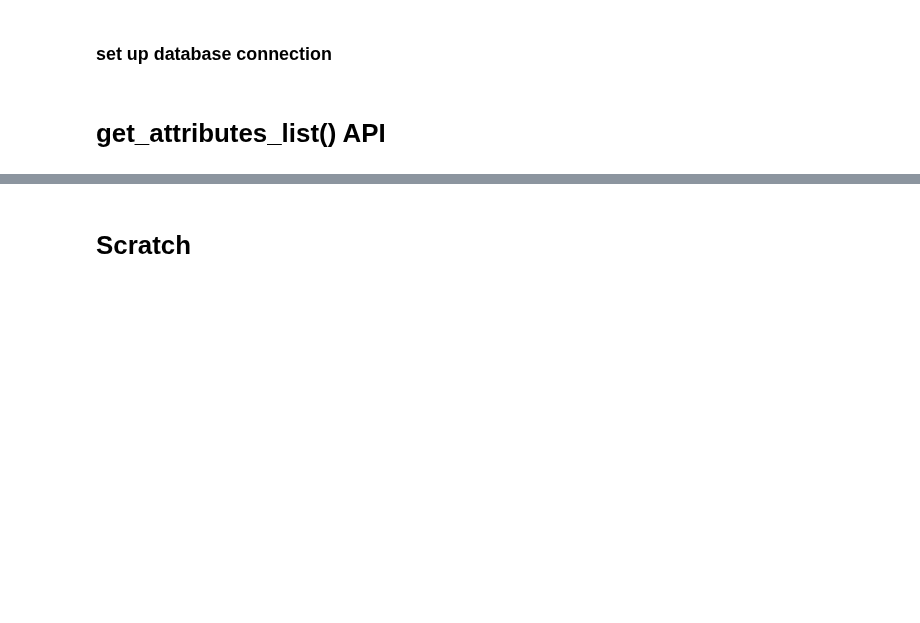
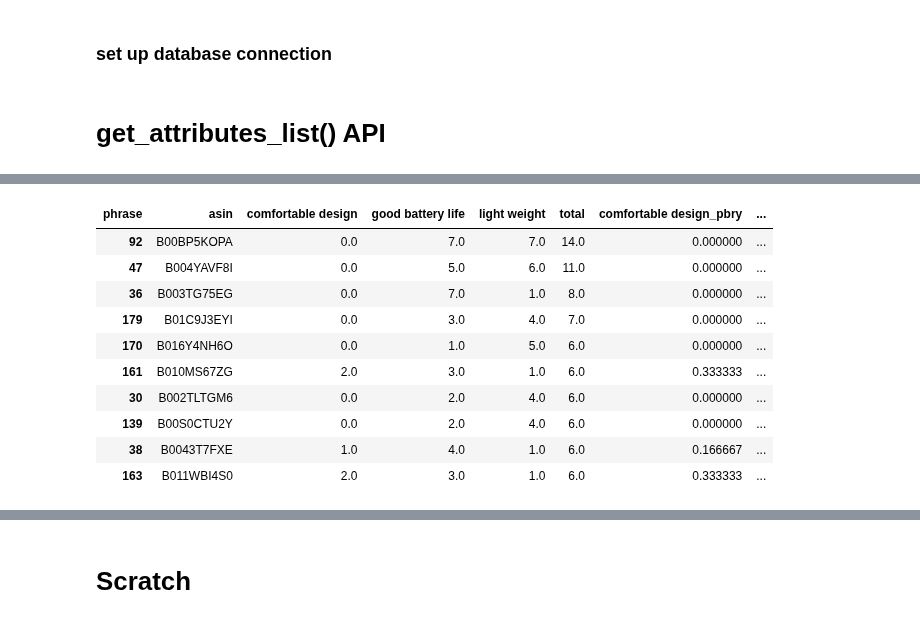
Before and after one commit to avelllabs/Gabby, a Jupyter notebook: notebooks/18_gb_API_functions_new_version.ipynb, the cells around one changed output, grey strips where cells are left out. Cells and saved outputs as stored; diff of their text form; code cells hidden in the pictures; blank space fills up the shorter version.

```diff
--- a/notebooks/18_gb_API_functions_new_version.ipynb
+++ b/notebooks/18_gb_API_functions_new_version.ipynb
@@ -56,0 +165,3 @@ ValueError: Cannot take a larger sample than population when 'replace=False'
+# %%
+for phrase in [c for c in prod_attr_prby.columns if c.endswith('pos') or c.endswith('neg')]:
+    prod_attr_prby[f"{phrase}_pbry"] = prod_attr_prby[phrase]/prod_attr_prby['total']
@@ -56,0 +177,2 @@ ValueError: Cannot take a larger sample than population when 'replace=False'
+# %%
+prod_attr_prby['total_perc_rank'] = prod_attr_prby['total'].rank(pct=True)
@@ -56,0 +188,4 @@ ValueError: Cannot take a larger sample than population when 'replace=False'
+# %%
+for phrase in positive_attributes_counts['phrase'].unique():
+    prod_attr_prby[f"{phrase}_score_level"] = prod_attr_prby[f"{phrase}_pos_pbry"]/prod_attr_prby[f"{phrase}_pbry"]
+    prod_attr_prby = prod_attr_prby.fillna(0.5)
@@ -56,0 +201,16 @@ ValueError: Cannot take a larger sample than population when 'replace=False'
+# %%
+prod_attr_prby['total_indicator_prby'] = (prod_attr_prby[[c for c in positive_attributes_counts['phrase'].unique()]] > 0).mean(axis=1)
+# %%
+prod_attr_prby.sort_values('total', ascending=False).head(10)
+# %% [output]
+| phrase | asin | comfortable design | good battery life | light weight | total | comfortable design_pbry | ... |
+| 92 | B00BP5KOPA | 0.0 | 7.0 | 7.0 | 14.0 | 0.000000 | ... |
+| 47 | B004YAVF8I | 0.0 | 5.0 | 6.0 | 11.0 | 0.000000 | ... |
+| 36 | B003TG75EG | 0.0 | 7.0 | 1.0 | 8.0 | 0.000000 | ... |
+| 179 | B01C9J3EYI | 0.0 | 3.0 | 4.0 | 7.0 | 0.000000 | ... |
+| 170 | B016Y4NH6O | 0.0 | 1.0 | 5.0 | 6.0 | 0.000000 | ... |
+| 161 | B010MS67ZG | 2.0 | 3.0 | 1.0 | 6.0 | 0.333333 | ... |
+| 30 | B002TLTGM6 | 0.0 | 2.0 | 4.0 | 6.0 | 0.000000 | ... |
+| 139 | B00S0CTU2Y | 0.0 | 2.0 | 4.0 | 6.0 | 0.000000 | ... |
+| 38 | B0043T7FXE | 1.0 | 4.0 | 1.0 | 6.0 | 0.166667 | ... |
+| 163 | B011WBI4S0 | 2.0 | 3.0 | 1.0 | 6.0 | 0.333333 | ... |
```
Also changed, not shown: parts of 24 cells of this notebook, 3 other files.
